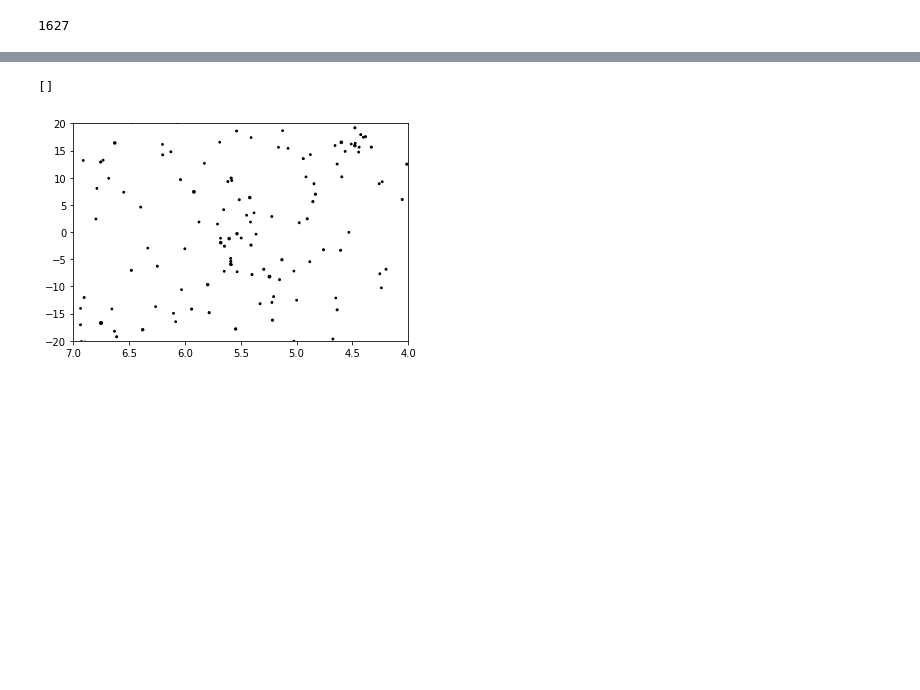
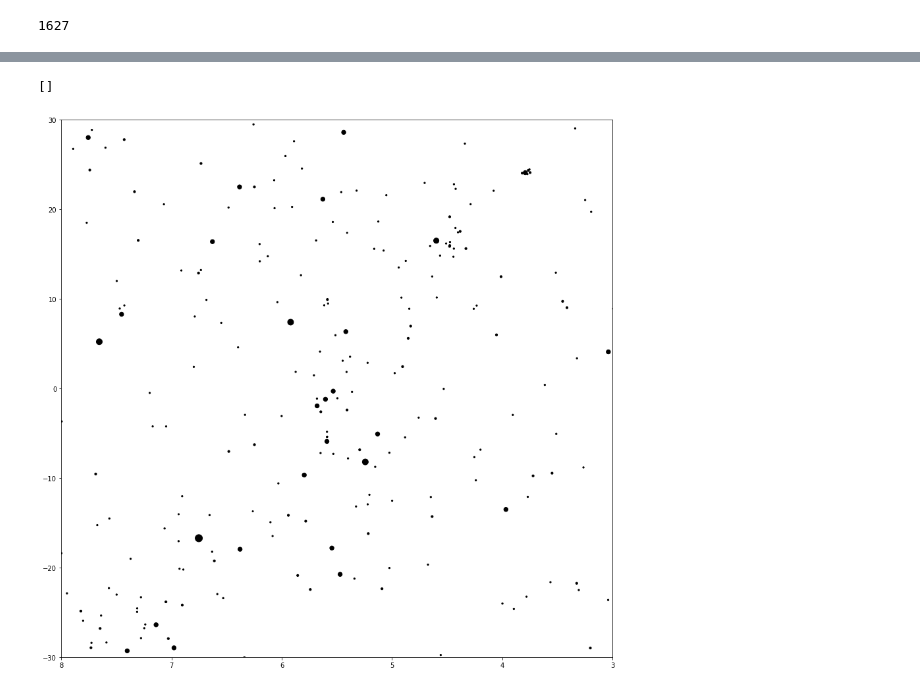
Before and after one commit to bradleypallen/skyfield-notebooks, a Jupyter notebook: Learning Skyfield.ipynb, the cells around one changed output, grey strips where cells are left out. Saved outputs shown, nothing was run; the diff lists cells and outputs as text; code cells hidden in the pictures; blank space fills up the shorter version.

Commit message:
Added alt/az plots of sky and satellite pass
Also implemented rough function (magnitude_to_marker_size) for displaying star magnitude as size of marker.

```diff
--- a/Learning Skyfield.ipynb
+++ b/Learning Skyfield.ipynb
@@ -9,0 +10,2 @@ from skyfield import almanac
+# %%
+plt.rcParams['figure.figsize'] = [15, 15]
@@ -74,7 +78,7 @@ df.head()
 | 4 | 8.06 | 0.008382 | -51.893546 | 7.75 | 62.85 | 0.16 | 0.000559 | ... |
 | 5 | 8.55 | 0.009965 | -40.591224 | 2.87 | 2.53 | 9.07 | 0.000664 | ... |
 # %%
-bright = df[df['magnitude'] <= 5]
+bright = df[df['magnitude'] <= 5.]
 # %%
 len(bright)
 # %% [output]
@@ -85,12 +104,29 @@ bright_stars = Star.from_dataframe(bright)
 t = ts.now()
 astrometric = earth.at(t).observe(bright_stars)
 ra, dec, distance = astrometric.radec()
+# %%
+def magnitude_to_marker_size(mag):
+    if mag < -1.:
+        return 120
+    elif mag < 0.:
+        return 100
+    elif mag < 0.5:
+        return 80
+    elif mag < 1.:
+        return 65
+    elif mag < 3.:
+        return 40
+    elif mag < 4.:
+        return 10
+    elif mag < 5.:
+        return 5
+    else:
+        return 4
 # %%
-from matplotlib import pyplot as plt
-plt.scatter(ra.hours, dec.degrees, 8 - bright['magnitude'], 'k')
-plt.xlim(7.0, 4.0)
-plt.ylim(-20, 20)
+plt.scatter(ra.hours, dec.degrees, [ magnitude_to_marker_size(v) for v in mag ], 'k')
+plt.xlim(8.0, 3.0)
+plt.ylim(-30, 30)
 plt.plot()
 # %% [output]
 []
-[figure, old version]
+[figure, new version]
```
Also changed, not shown: parts of 11 cells of this notebook, 1 other file.
